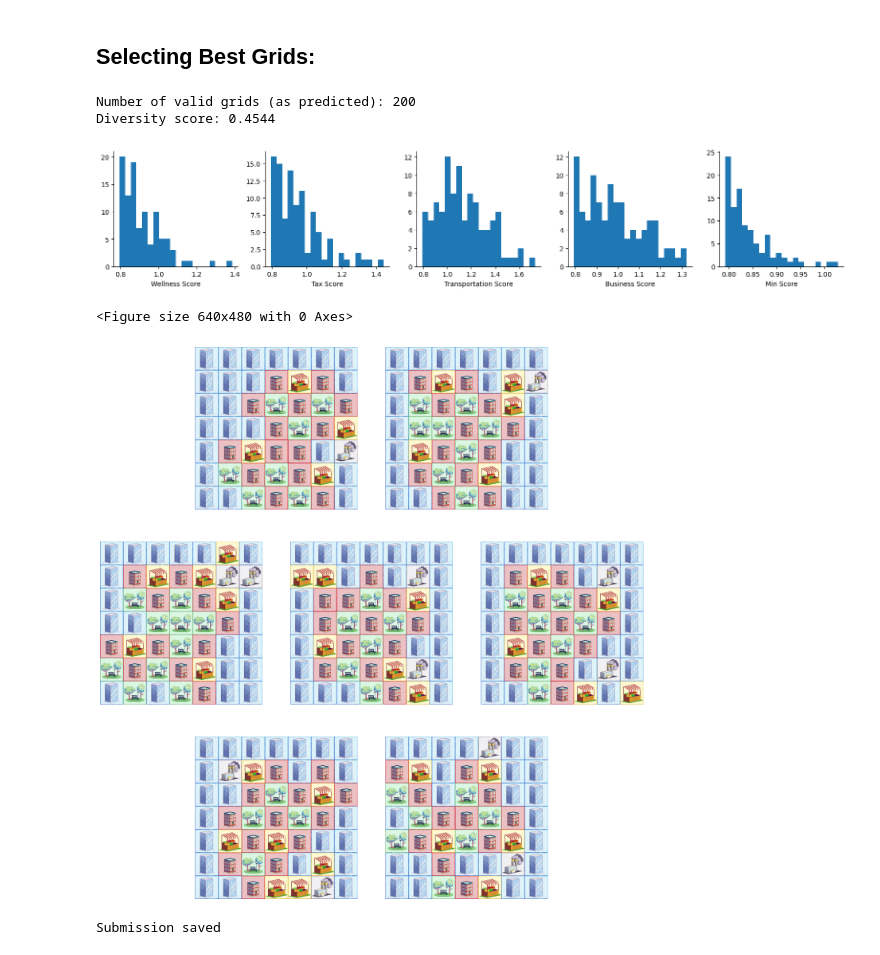
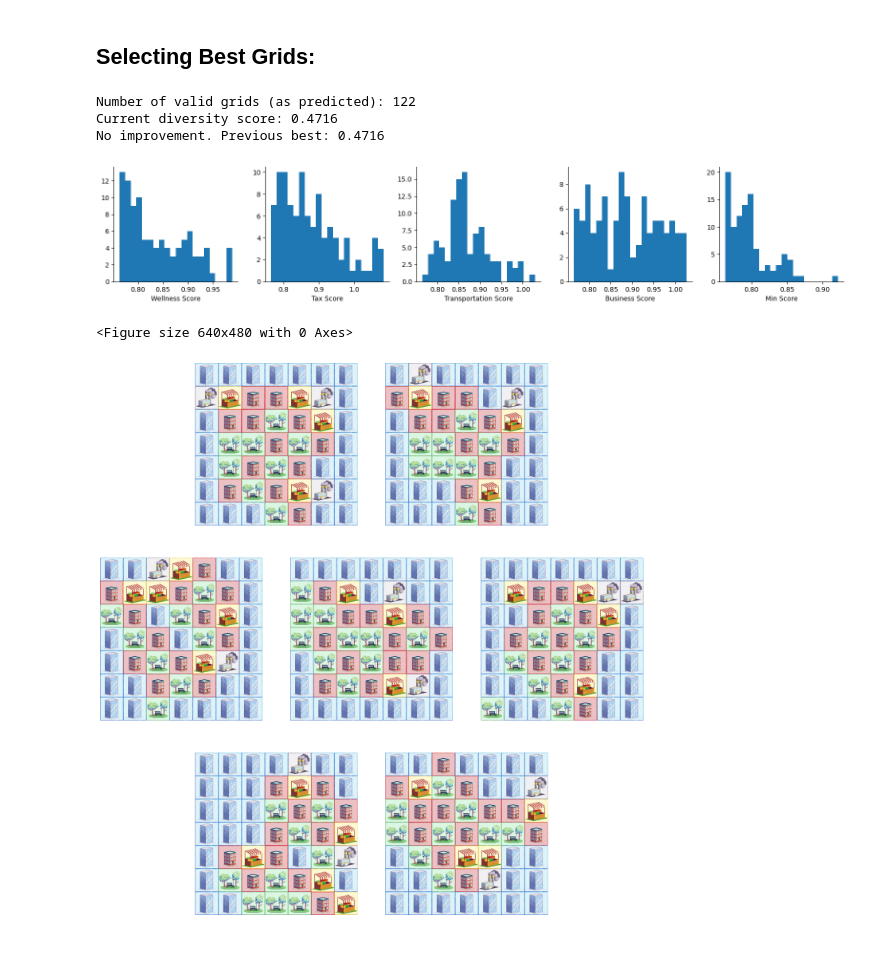
Before and after one commit to gtadams/2155-Challenge-Problem-2, a Jupyter notebook: starter_notebook_GTA.ipynb, the cells around one changed output. Drawn from its saved outputs; the diff is of its cells as text; code cells hidden in the pictures.

```diff
--- a/starter_notebook_GTA.ipynb
+++ b/starter_notebook_GTA.ipynb
@@ -106,14 +195,0 @@ def fit_plot_predict(grids, ratings, advisor, model_fn):
-# %%
-all_predictions = [] #empty list to hold predictions
-
-LR = LinearRegression()
-GB = GradientBoostingRegressor(n_estimators=200, max_depth=5)
-NN = MLPRegressor(hidden_layer_sizes=(200), max_iter=2000)
-
-SS = StandardScaler()
-
-model = GB
-
-for i in range(0,4): #loop over four advisors
-    predictions = fit_plot_predict(grids, ratings, i, model)
-    all_predictions.append(predictions) #append predictions
@@ -135,26 +198,32 @@ Advisor 3 Test Set R2 score: 0.8400126158792454
 # %%
 # TODO pick new grids if these are invalid, find a better way to pick grids
 final_prediction_array = np.stack(all_predictions).T #stack the predictions
 min_predictions = np.min(final_prediction_array, axis=1) #minimum advisor score (as predicted)
 print(f"Number of valid grids (as predicted): {np.sum(min_predictions>0.75)}") #number of valid grids (as predicted)
 top_100_indices = np.argpartition(min_predictions, -100)[-100:] #indices of top 100 designs (as sorted by minimum advisor score)
 top_100_grids = grids[top_100_indices] #get the top 100 grids
 
 score = diversity_score(top_100_grids)
-print(f"Diversity score: {score:.4f} ")
+
+best_submission = np.load("CP2_GTA_submission.npy")
+loaded_score = diversity_score(best_submission)
+print(f"Current diversity score: {score:.4f}")
+if score > loaded_score:
+    final_submission = grids[top_100_indices].astype(int)
+    # id = np.random.randint(1e8, 1e9-1)
+    # np.save(f"{id}.npy", final_submission) # uncomment this for real submission
+    np.save(f"CP2_GTA_submission.npy", final_submission)
+    print(f"Score improved! Previous best: {loaded_score:.4f}")
+    print("Submission saved")
+elif score <= loaded_score:
+    print(f"No improvement. Previous best: {loaded_score:.4f}")
 
 plot_ratings_histogram(final_prediction_array[top_100_indices], withmin=True) #plot histograms of top 100 designs
 plot_n_grids(top_100_grids[-7:])
-
-final_submission = grids[top_100_indices].astype(int)
-np.random.seed(42594)
-id = np.random.randint(1e8, 1e9-1)
-np.save(f"{id}.npy", final_submission)
-print("Submission saved")
 # %% [output]
-Number of valid grids (as predicted): 200
-Diversity score: 0.4544
+Number of valid grids (as predicted): 122
+Current diversity score: 0.4716
+No improvement. Previous best: 0.4716
-[figure, old version]
+[figure, new version]
 <Figure size 640x480 with 0 Axes>
-[figure, old version]
+[figure, new version]
-Submission saved
```
Also changed, not shown: parts of 4 cells of this notebook, 2 other files.
